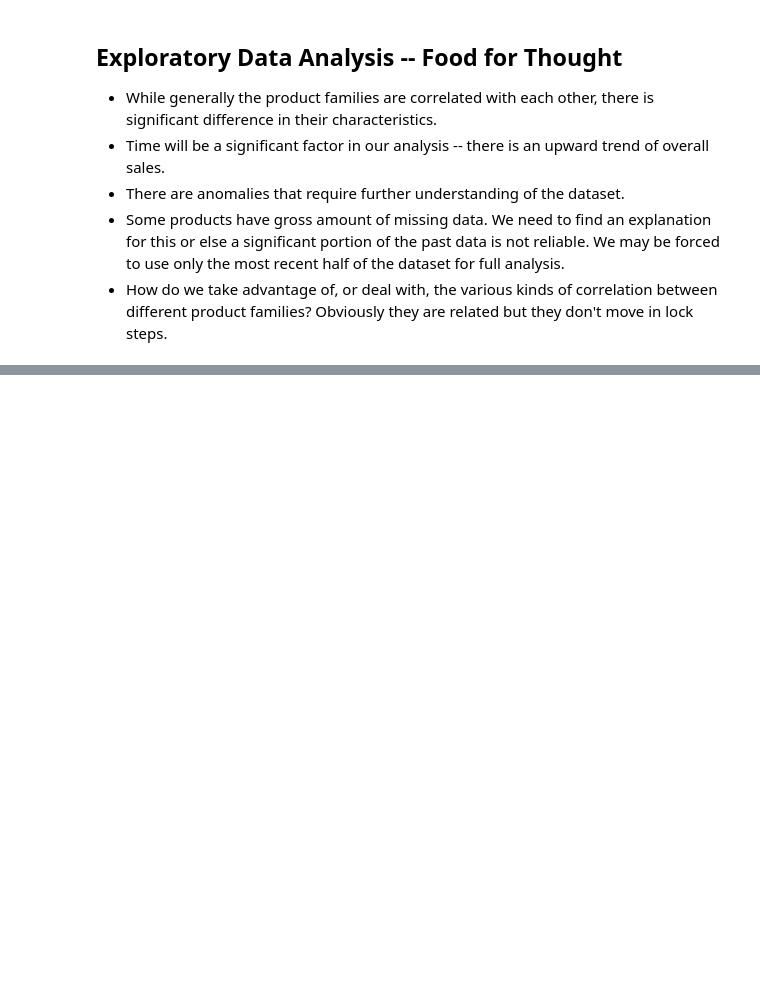
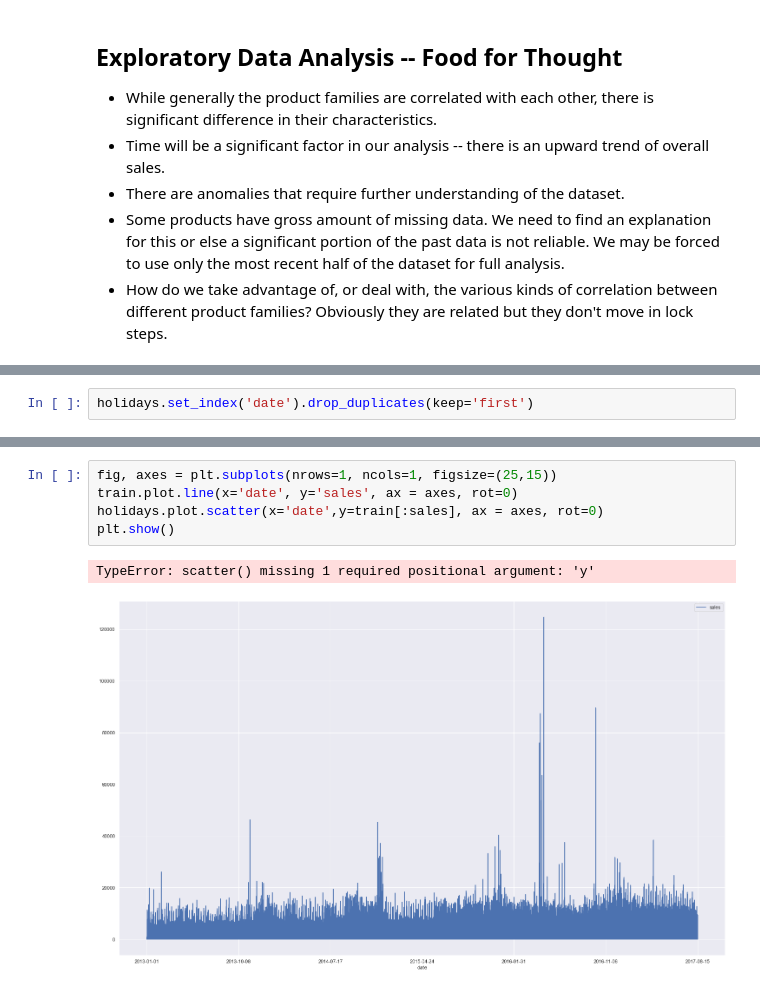
Before and after one commit to suhasAB/store-sales-forecasting, a Jupyter notebook: StoreSales.ipynb, the cells around one changed output, grey strips where cells are left out. Drawn from its saved outputs; the diff is of its cells as text; blank space fills up the shorter version.

```diff
--- a/StoreSales.ipynb
+++ b/StoreSales.ipynb
@@ -614,0 +647,2 @@ Obviously they are related but they don't move in lock steps.
+# %%
+holidays.set_index('date').drop_duplicates(keep='first')
@@ -614,0 +731,8 @@ Obviously they are related but they don't move in lock steps.
+# %%
+fig, axes = plt.subplots(nrows=1, ncols=1, figsize=(25,15))
+train.plot.line(x='date', y='sales', ax = axes, rot=0)
+holidays.plot.scatter(x='date',y=train[:sales], ax = axes, rot=0)
+plt.show()
+# %% [output]
+TypeError: scatter() missing 1 required positional argument: 'y'
+[figure, added]
```
Also changed, not shown: parts of 12 cells of this notebook.
